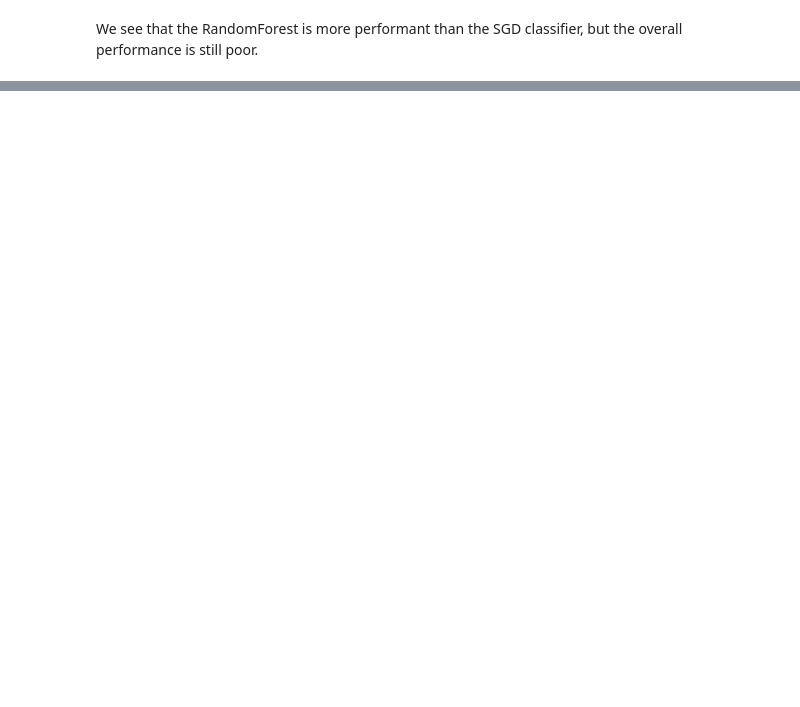
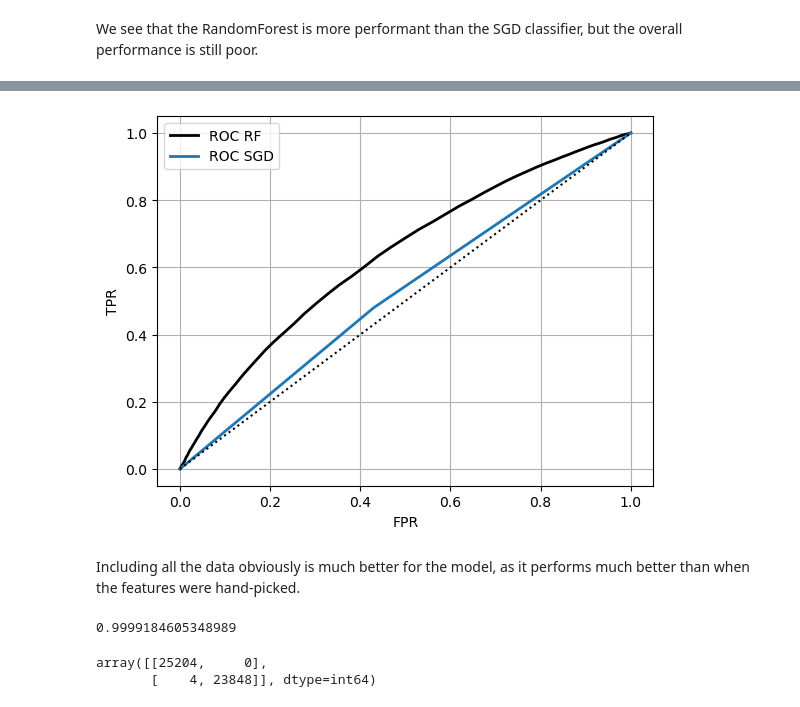
Before and after one commit to oldhiltonian/nyse-ml, a Jupyter notebook: nyse_ml/3_classification.ipynb, the cells around one changed output, grey strips where cells are left out. Cells and saved outputs as stored; diff of their text form; code cells hidden in the pictures; blank space fills up the shorter version.

```diff
--- a/nyse_ml/3_classification.ipynb
+++ b/nyse_ml/3_classification.ipynb
@@ -230,0 +260,26 @@ We see that the RandomForest is more performant than the SGD classifier, but the
+# %%
+fpr_forest, tpr_forest, thresholds_forest_roc = roc_curve(y_train, y_scores_forest)
+
+plt.plot(fpr_forest, tpr_forest, 'k-', linewidth=2, label='ROC RF')
+plt.plot(fpr, tpr, linewidth=2, label='ROC SGD')
+plt.plot([0,1], [0,1], "k:")
+plt.xlabel('FPR')
+plt.ylabel('TPR')
+plt.grid()
+plt.legend()
+plt.show()
+# %% [output]
+[figure, added]
+# %% [markdown]
+Including all the data obviously is much better for the model, as it performs much better than when the features were hand-picked.
+# %%
+forest_clf.fit(X_train, y_train)
+y_train_pred = forest_clf.predict(X_train)
+accuracy_score(y_train, y_train_pred)
+# %% [output]
+0.9999184605348989
+# %%
+confusion_matrix(y_train, y_train_pred)
+# %% [output]
+array([[25204,     0],
+       [    4, 23848]], dtype=int64)
```
Also changed, not shown: parts of 14 cells of this notebook, 2 other files.
